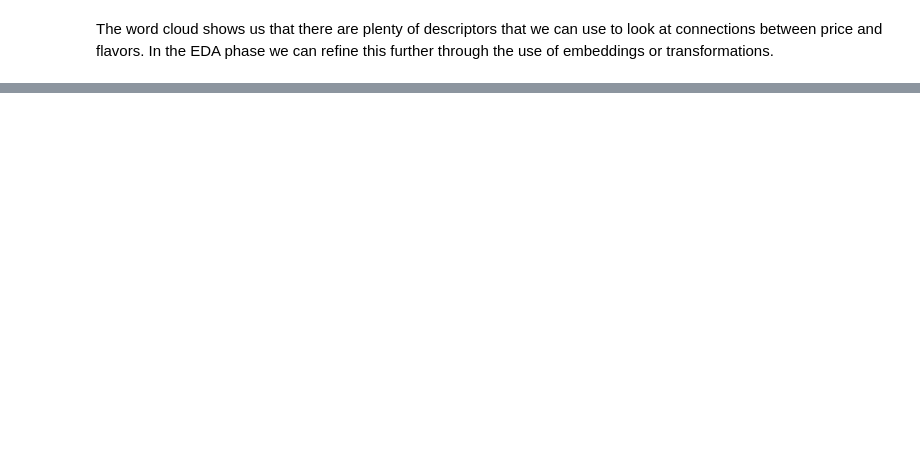
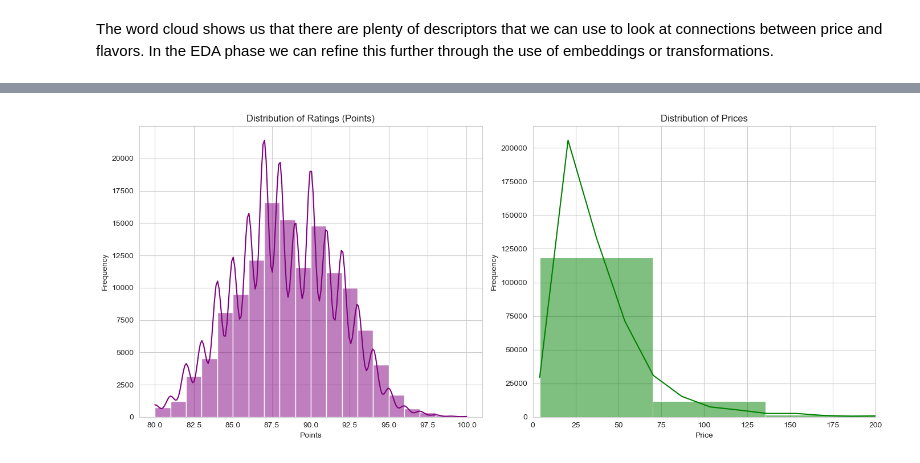
Before and after one commit to dancing-badger/Capstone-2, a Jupyter notebook: What Price for Wine.ipynb, the cells around one changed output, grey strips where cells are left out. Saved outputs shown, nothing was run; the diff lists cells and outputs as text; code cells hidden in the pictures; blank space fills up the shorter version.

```diff
--- a/What Price for Wine.ipynb
+++ b/What Price for Wine.ipynb
@@ -383,0 +482,26 @@ There are a number of steps that can be taken in cleaning up the data for furthe
+# %%
+#Distribution of ratings and price after removing non-red wines.
+# Setting the aesthetic style of the plots
+sns.set_style("whitegrid")
+
+# Creating a figure object
+plt.figure(figsize=(14, 6))
+
+# Creating a subplot of 1 row and 2 columns
+plt.subplot(1, 2, 1)
+sns.histplot(df_red_wine['points'], kde=True, color='purple', bins=20)
+plt.title('Distribution of Ratings (Points)')
+plt.xlabel('Points')
+plt.ylabel('Frequency')
+
+plt.subplot(1, 2, 2)
+sns.histplot(df_red_wine['price'], kde=True, color='green', bins=50)
+plt.title('Distribution of Prices')
+plt.xlabel('Price')
+plt.ylabel('Frequency')
+plt.xlim(0, 200)  # Limiting the x-axis to better visualize the distribution
+
+plt.tight_layout()
+plt.show()
+# %% [output]
+[figure, added]
```
Also changed, not shown: parts of 36 cells of this notebook, 4 other files.
